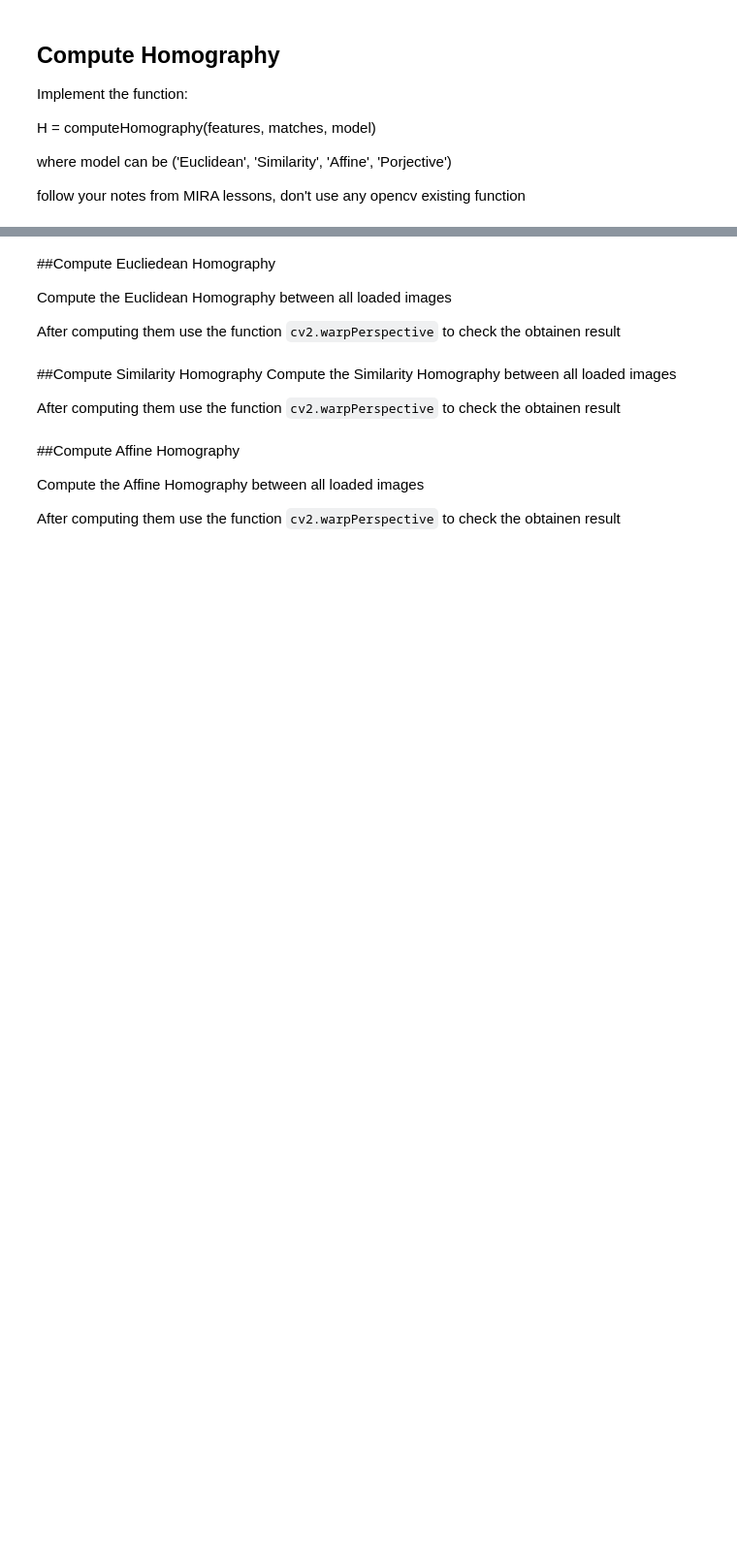
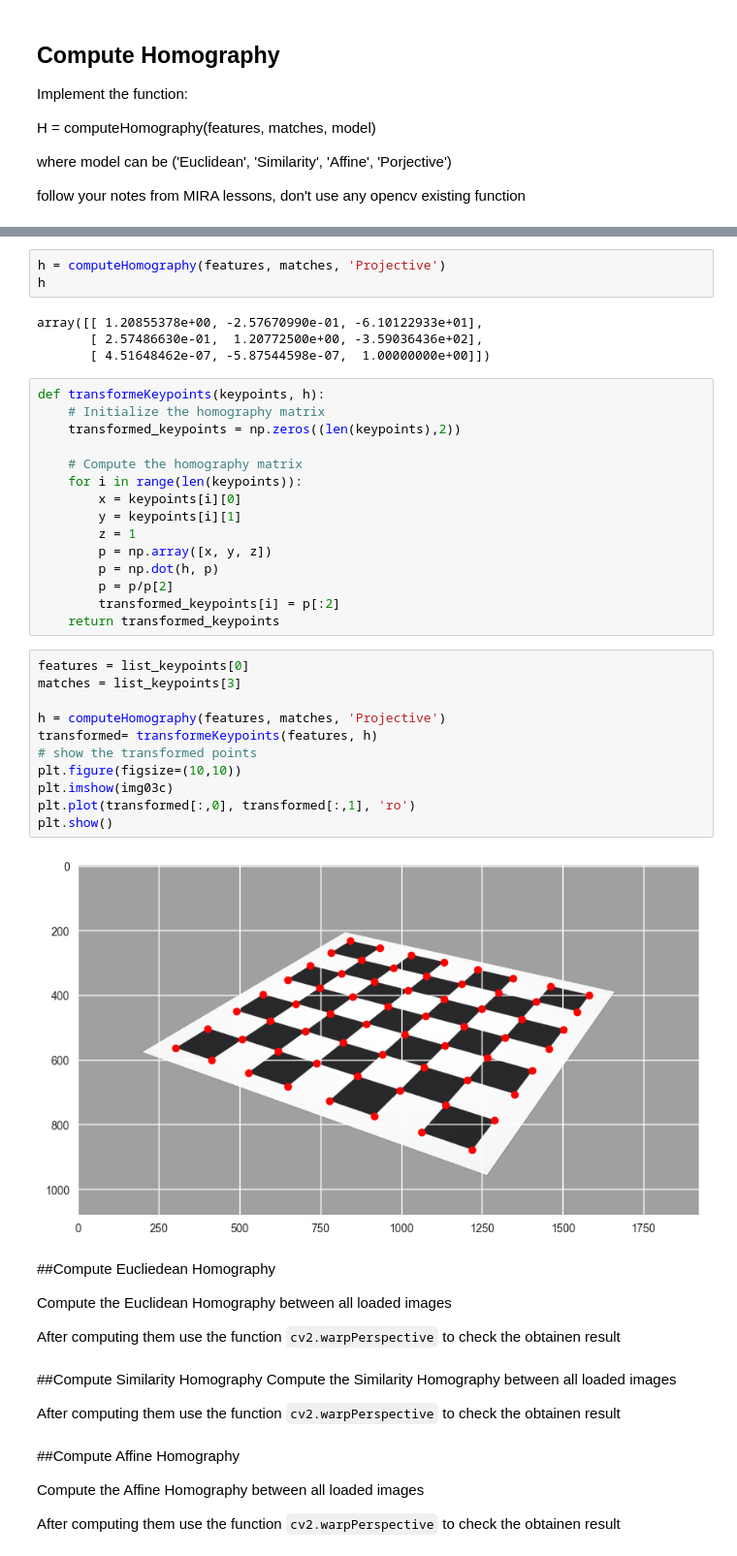
Before and after one commit to cansuyalcinn/MIRA_MISA_LABS, a Jupyter notebook: MIRA_LAB3/MIRA_LAB3.ipynb, the cells around one changed output, grey strips where cells are left out. Shown: that part at 97% size. Drawn from its saved outputs; the diff is of its cells as text; blank space fills up the shorter version.

```diff
--- a/MIRA_LAB3/MIRA_LAB3.ipynb
+++ b/MIRA_LAB3/MIRA_LAB3.ipynb
@@ -105,3 +226,38 @@ follow your notes from MIRA lessons, don't use any opencv existing function
+# %%
+h = computeHomography(features, matches, 'Projective')
+h
+# %% [output]
+array([[ 1.20855378e+00, -2.57670990e-01, -6.10122933e+01],
+       [ 2.57486630e-01,  1.20772500e+00, -3.59036436e+02],
+       [ 4.51648462e-07, -5.87544598e-07,  1.00000000e+00]])
+# %%
+def transformeKeypoints(keypoints, h):
+    # Initialize the homography matrix
+    transformed_keypoints = np.zeros((len(keypoints),2))
+
+    # Compute the homography matrix
+    for i in range(len(keypoints)):
+        x = keypoints[i][0]
+        y = keypoints[i][1]
+        z = 1
+        p = np.array([x, y, z])
+        p = np.dot(h, p)
+        p = p/p[2]
+        transformed_keypoints[i] = p[:2]
+    return transformed_keypoints
+# %%
+features = list_keypoints[0]
+matches = list_keypoints[3]
+
+h = computeHomography(features, matches, 'Projective')
+transformed= transformeKeypoints(features, h)
+# show the transformed points
+plt.figure(figsize=(10,10))
+plt.imshow(img03c)
+plt.plot(transformed[:,0], transformed[:,1], 'ro')
+plt.show()
+# %% [output]
+[figure, added]
 # %% [markdown]
 ##Compute Eucliedean Homography
 
```
Also changed, not shown: parts of 12 cells of this notebook, 1 other file.
